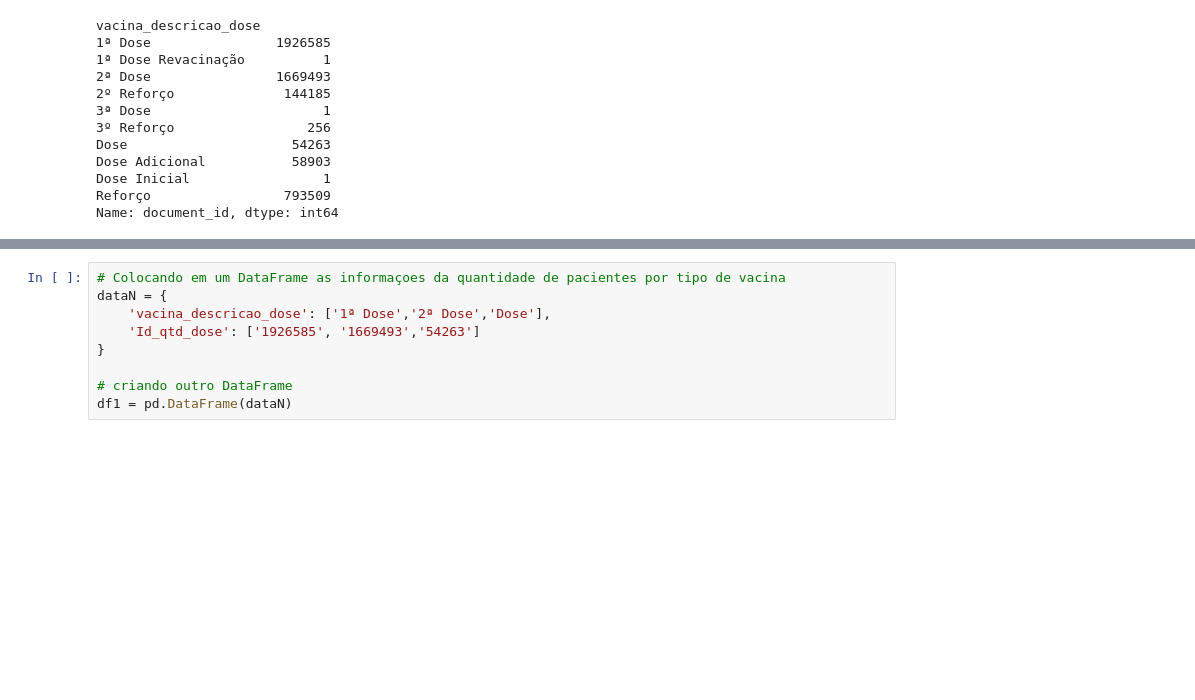
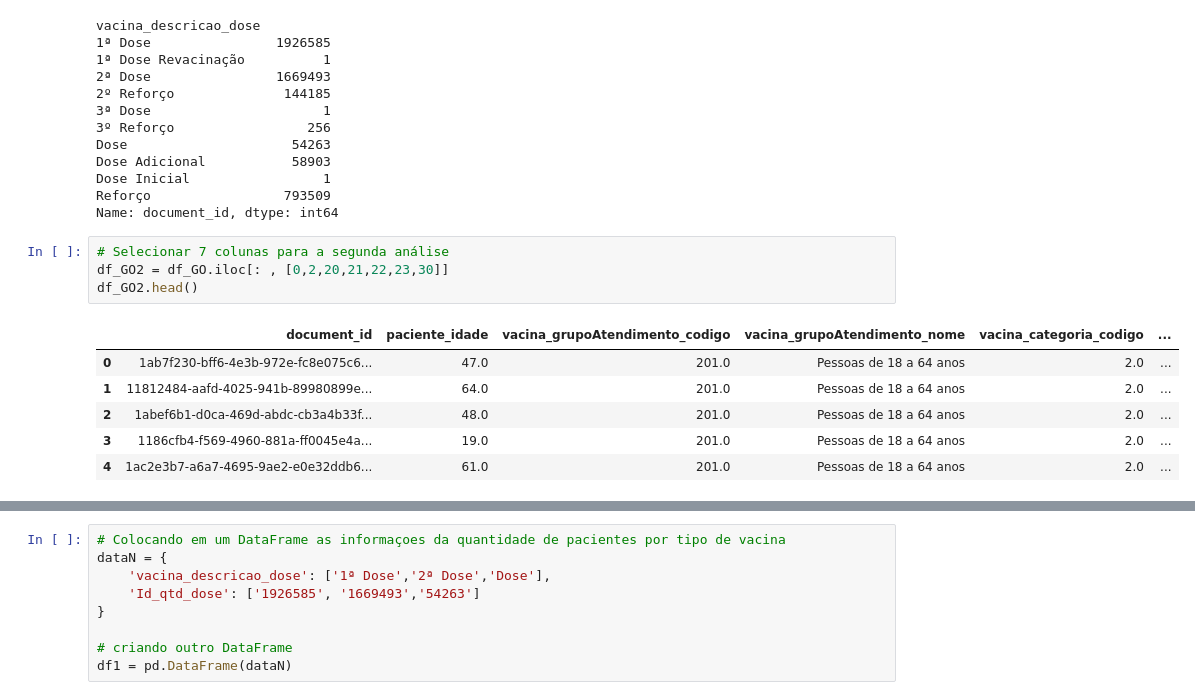
Before and after one commit to laysfreitas/Covid_Dados, a Jupyter notebook: Dados_Covid_CO.ipynb, the cells around one changed output, grey strips where cells are left out. Drawn from its saved outputs; the diff is of its cells as text; blank space fills up the shorter version.

```diff
--- a/Dados_Covid_CO.ipynb
+++ b/Dados_Covid_CO.ipynb
@@ -104,3 +114,14 @@ Dose Adicional           58903
 Dose Inicial                 1
 Reforço                 793509
 Name: document_id, dtype: int64
+# %%
+# Selecionar 7 colunas para a segunda análise
+df_GO2 = df_GO.iloc[: , [0,2,20,21,22,23,30]]
+df_GO2.head()
+# %% [output]
+|  | document_id | paciente_idade | vacina_grupoAtendimento_codigo | vacina_grupoAtendimento_nome | vacina_categoria_codigo | ... |
+| 0 | 1ab7f230-bff6-4e3b-972e-fc8e075c6... | 47.0 | 201.0 | Pessoas de 18 a 64 anos | 2.0 | ... |
+| 1 | 11812484-aafd-4025-941b-89980899e... | 64.0 | 201.0 | Pessoas de 18 a 64 anos | 2.0 | ... |
+| 2 | 1abef6b1-d0ca-469d-abdc-cb3a4b33f... | 48.0 | 201.0 | Pessoas de 18 a 64 anos | 2.0 | ... |
+| 3 | 1186cfb4-f569-4960-881a-ff0045e4a... | 19.0 | 201.0 | Pessoas de 18 a 64 anos | 2.0 | ... |
+| 4 | 1ac2e3b7-a6a7-4695-9ae2-e0e32ddb6... | 61.0 | 201.0 | Pessoas de 18 a 64 anos | 2.0 | ... |
```
Also changed, not shown: parts of 8 cells of this notebook.
